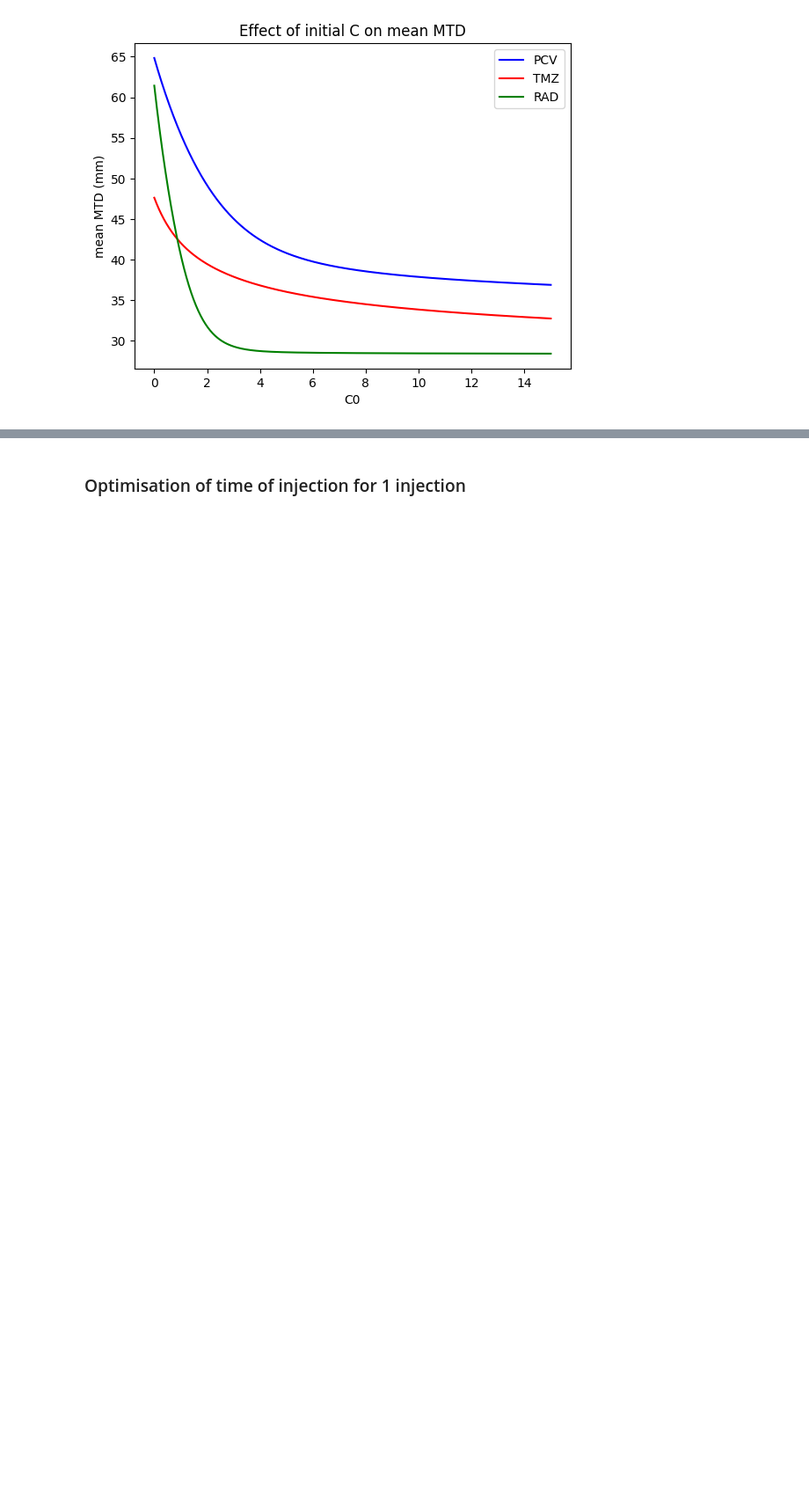
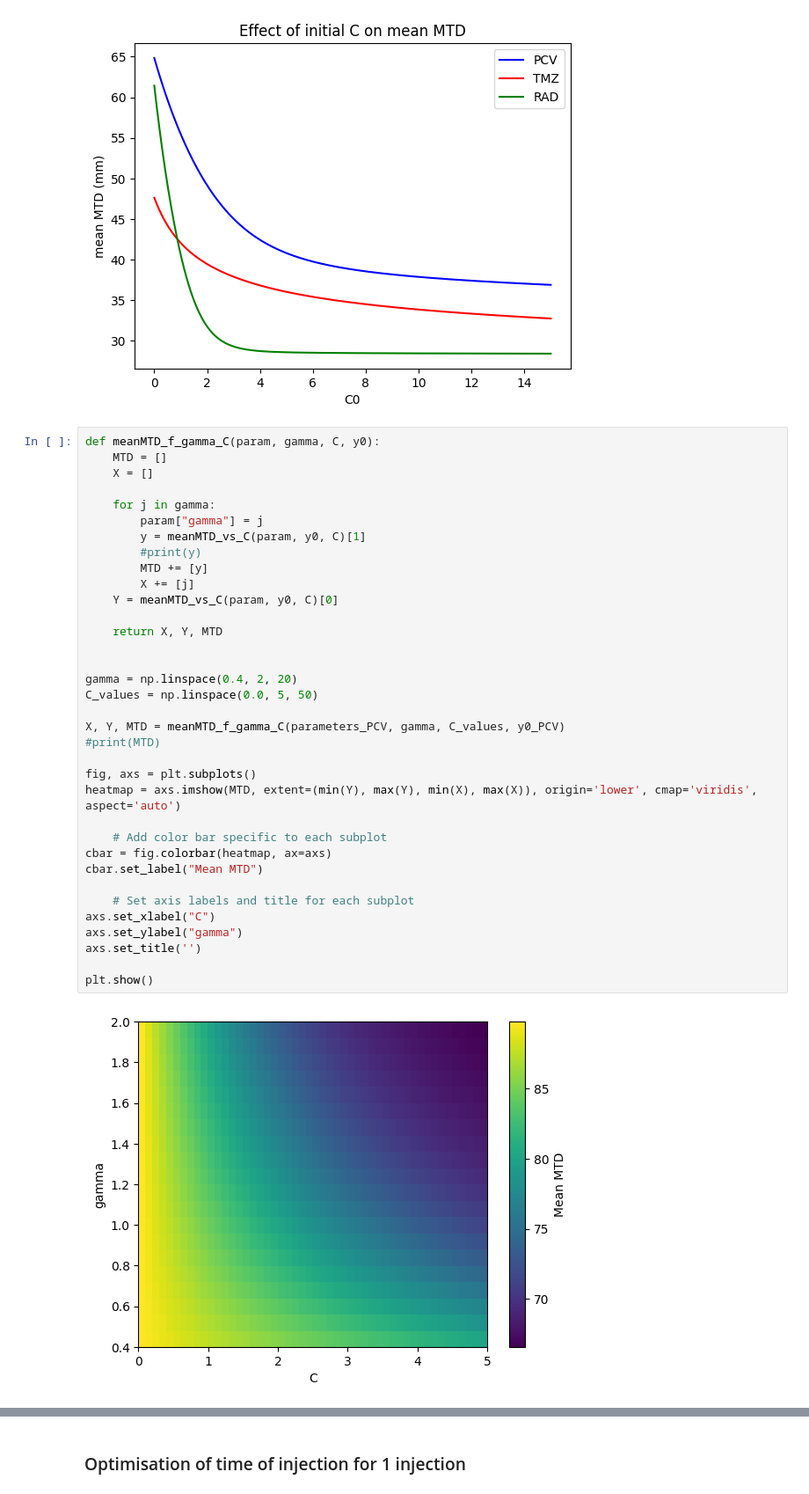
Before and after one commit to ambrejaeger/TP-M2, a Jupyter notebook: TP_parameters_exploration.ipynb, the cells around one changed output, grey strips where cells are left out. Shown at 88% size. Drawn from its saved outputs; the diff is of its cells as text; blank space fills up the shorter version.

```diff
--- a/TP_parameters_exploration.ipynb
+++ b/TP_parameters_exploration.ipynb
@@ -486,3 +495,40 @@ plt.legend()
 plt.show()
 # %% [output]
 [figure]
+# %%
+def meanMTD_f_gamma_C(param, gamma, C, y0):
+    MTD = []
+    X = []
+
+    for j in gamma:
+        param["gamma"] = j
+        y = meanMTD_vs_C(param, y0, C)[1]
+        #print(y)
+        MTD += [y]
+        X += [j]
+    Y = meanMTD_vs_C(param, y0, C)[0]
+
+    return X, Y, MTD
+
+
+gamma = np.linspace(0.4, 2, 20)
+C_values = np.linspace(0.0, 5, 50)
+
+X, Y, MTD = meanMTD_f_gamma_C(parameters_PCV, gamma, C_values, y0_PCV)
+#print(MTD)
+
+fig, axs = plt.subplots()
+heatmap = axs.imshow(MTD, extent=(min(Y), max(Y), min(X), max(X)), origin='lower', cmap='viridis', aspect='auto')
+
+    # Add color bar specific to each subplot
+cbar = fig.colorbar(heatmap, ax=axs)
+cbar.set_label("Mean MTD")
+
+    # Set axis labels and title for each subplot
+axs.set_xlabel("C")
+axs.set_ylabel("gamma")
+axs.set_title('')
+
+plt.show()
+# %% [output]
+[figure, added]
```
Also changed, not shown: parts of 12 cells of this notebook.
